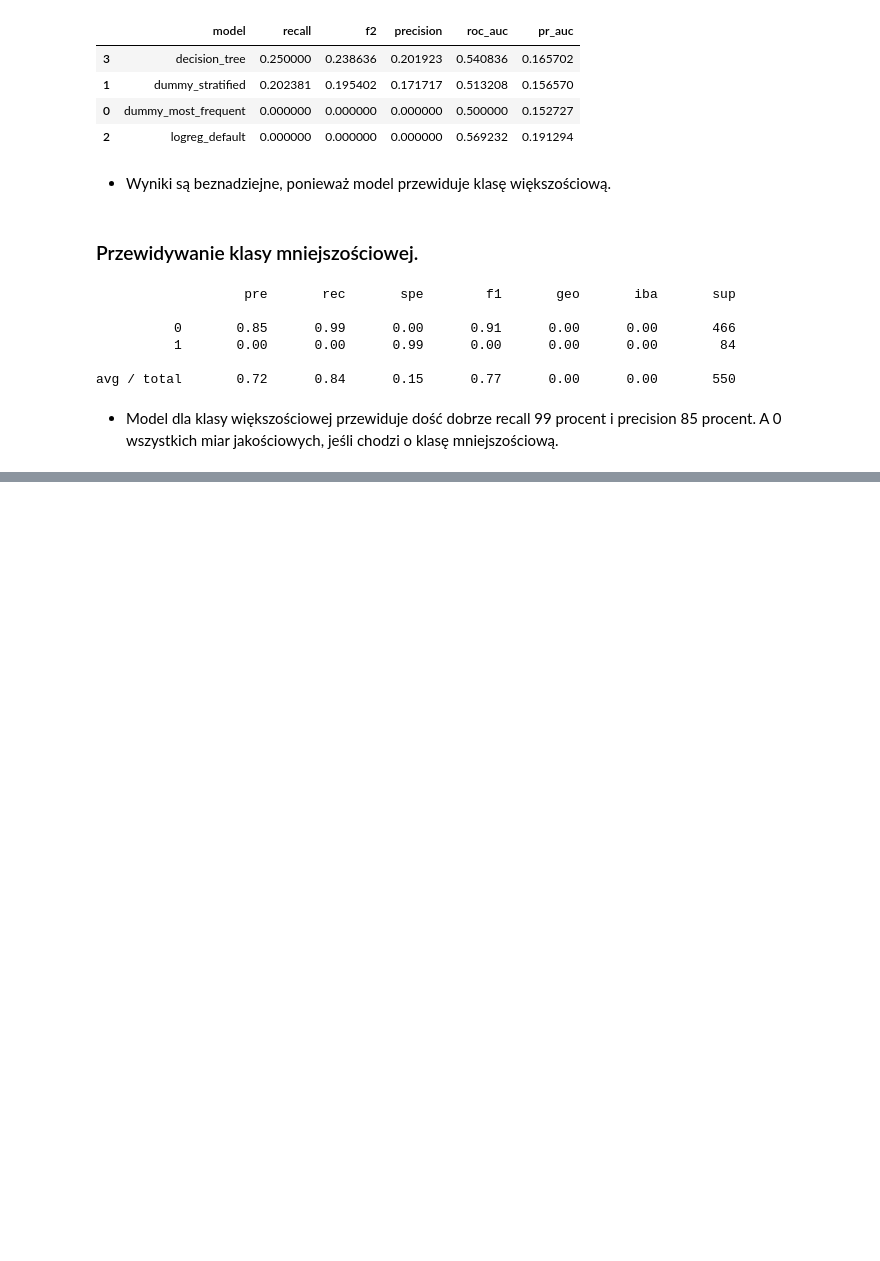
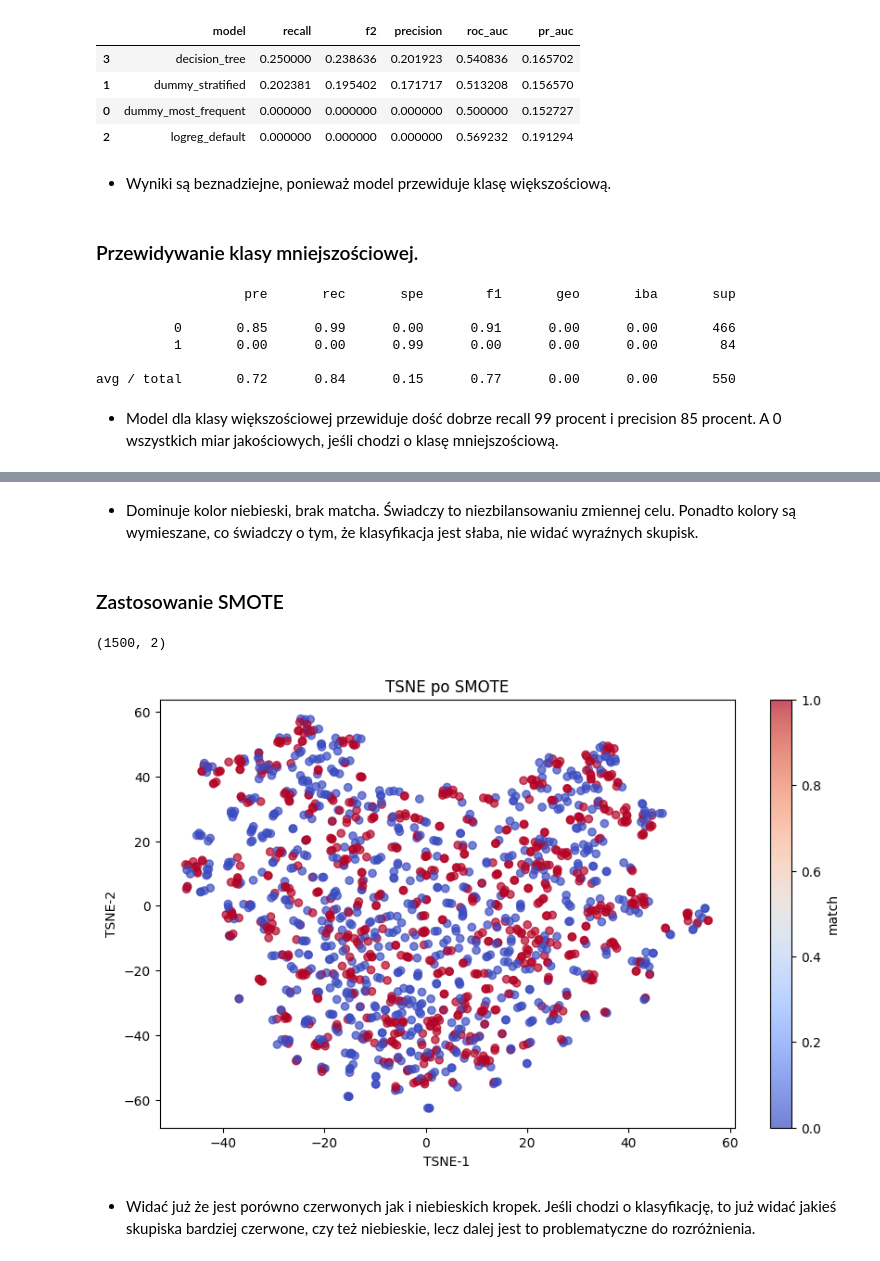
Before and after one commit to Zajecia-na-PWr-LR/lista6-dawidmuszynski1, a Jupyter notebook: SpeedDating.ipynb, the cells around one changed output, grey strips where cells are left out. Cells and saved outputs as stored; diff of their text form; code cells hidden in the pictures; blank space fills up the shorter version.

Commit message:
SMOTE

```diff
--- a/SpeedDating.ipynb
+++ b/SpeedDating.ipynb
@@ -396,0 +499,26 @@ avg / total       0.72      0.84      0.15      0.77      0.00      0.00       5
+# %% [markdown]
+- Dominuje kolor niebieski, brak matcha. Świadczy to niezbilansowaniu zmiennej celu. Ponadto kolory są wymieszane, co świadczy o tym, że klasyfikacja jest słaba, nie widać wyraźnych skupisk.
+# %% [markdown]
+### Zastosowanie SMOTE
+# %%
+smote = SMOTE(random_state=67)
+X_train_smote, y_train_smote = smote.fit_resample(X_train, y_train)
+
+tsne = TSNE(
+    n_components=2,
+    perplexity=30,
+    learning_rate="auto",
+    max_iter=1500,
+    random_state=67,
+    n_jobs=-1,
+)
+
+X_sampled_smote, y_sampled_smote = give_samples(X_train_smote, y_train_smote, 1500)
+X_embedded_smote = tsne.fit_transform(X_sampled_smote)
+print(X_embedded_smote.shape)
+generate_tsne_scatter(X_embedded_smote, y_sampled_smote, "TSNE po SMOTE")
+# %% [output]
+(1500, 2)
+[figure, added]
+# %% [markdown]
+- Widać już że jest porówno czerwonych jak i niebieskich kropek. Jeśli chodzi o klasyfikację, to już widać jakieś skupiska bardziej czerwone, czy też niebieskie, lecz dalej jest to problematyczne do rozróżnienia.
```
Also changed, not shown: parts of 23 cells of this notebook, 3 other files.
